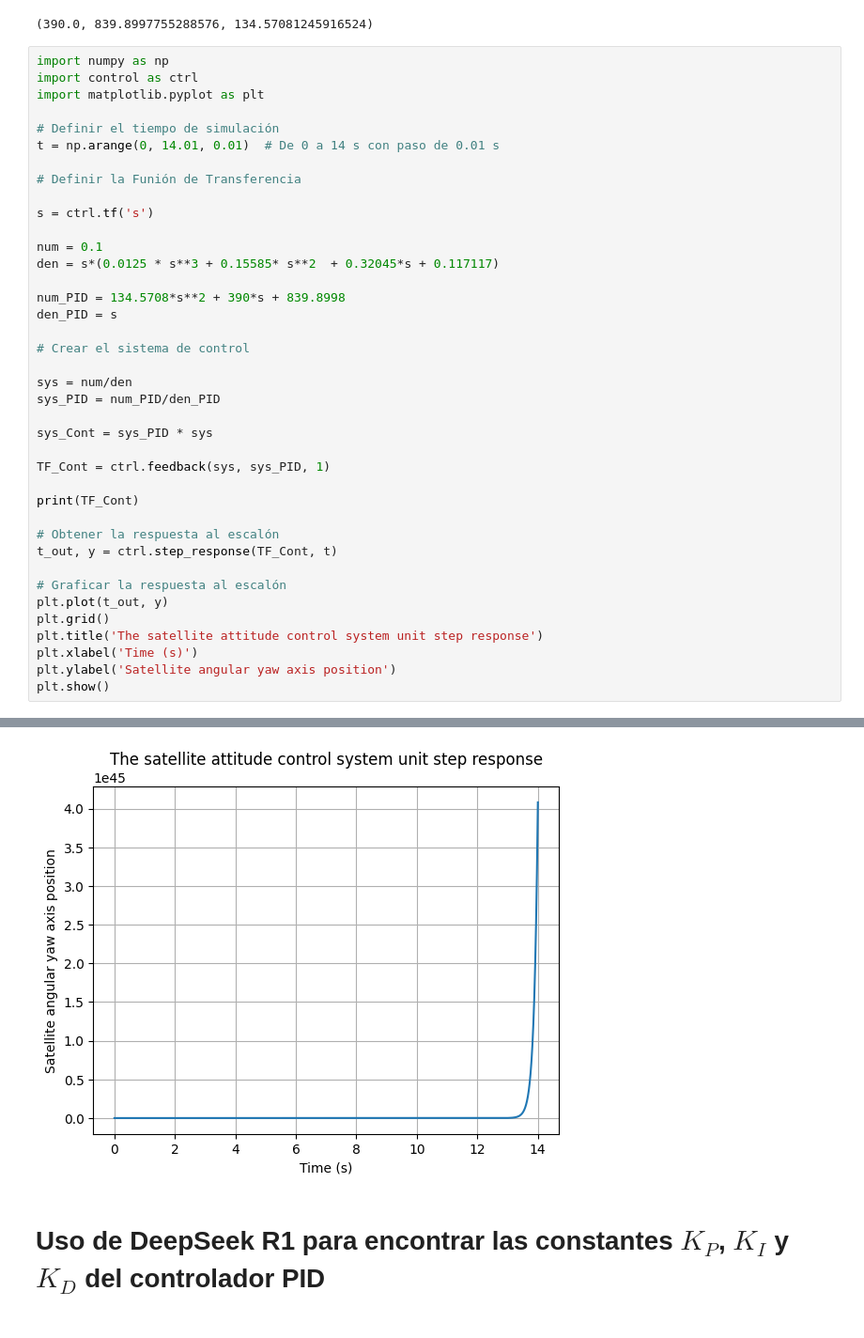
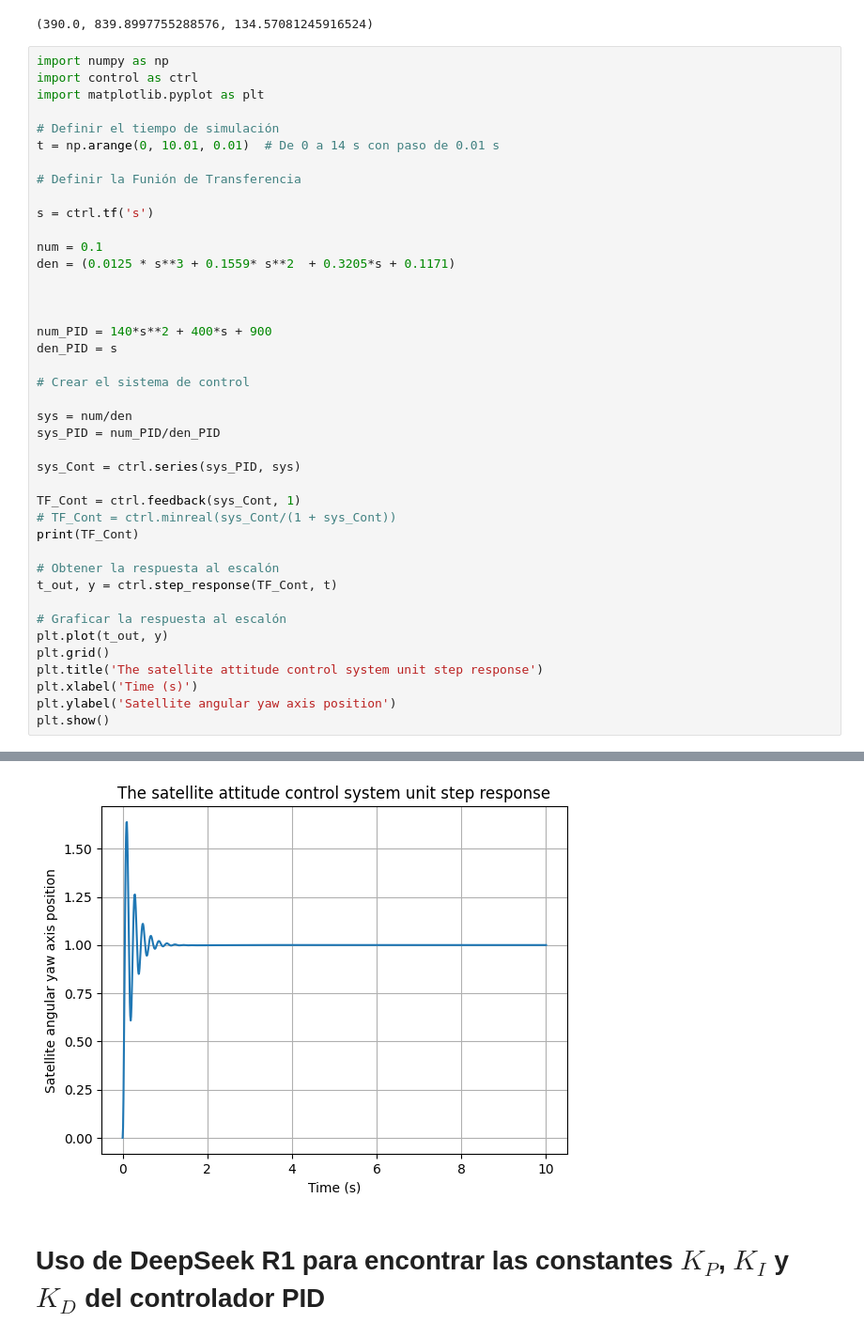
Before and after one commit to FacuBelisario/Tesis-MSE, a Jupyter notebook: SistemasDeControl/SistemaDeControlPID.ipynb, the cells around one changed output, grey strips where cells are left out. Shown at 94% size. Cells and saved outputs as stored; diff of their text form.

```diff
--- a/SistemasDeControl/SistemaDeControlPID.ipynb
+++ b/SistemasDeControl/SistemaDeControlPID.ipynb
@@ -360,16 +367,18 @@ import control as ctrl
 import matplotlib.pyplot as plt
 
 # Definir el tiempo de simulación
-t = np.arange(0, 14.01, 0.01)  # De 0 a 14 s con paso de 0.01 s
+t = np.arange(0, 10.01, 0.01)  # De 0 a 14 s con paso de 0.01 s
 
 # Definir la Funión de Transferencia
 
 s = ctrl.tf('s')
 
 num = 0.1
-den = s*(0.0125 * s**3 + 0.15585* s**2  + 0.32045*s + 0.117117)
+den = (0.0125 * s**3 + 0.1559* s**2  + 0.3205*s + 0.1171)
 
-num_PID = 134.5708*s**2 + 390*s + 839.8998
+
+
+num_PID = 140*s**2 + 400*s + 900
 den_PID = s
 
 # Crear el sistema de control
@@ -377,10 +386,10 @@ den_PID = s
 sys = num/den
 sys_PID = num_PID/den_PID
 
-sys_Cont = sys_PID * sys
+sys_Cont = ctrl.series(sys_PID, sys)
 
-TF_Cont = ctrl.feedback(sys, sys_PID, 1)
-
+TF_Cont = ctrl.feedback(sys_Cont, 1)
+# TF_Cont = ctrl.minreal(sys_Cont/(1 + sys_Cont))
 print(TF_Cont)
 
 # Obtener la respuesta al escalón
@@ -405,4 +414,4 @@ Outputs (1): ['y[0]']
-[figure, old version]
+[figure, new version]
 # %% [markdown]
 # Uso de DeepSeek R1 para encontrar las constantes $K_{P}$, $K_{I}$ y $K_{D}$ del controlador PID
 # %%
```
Also changed, not shown: parts of 6 cells of this notebook.
